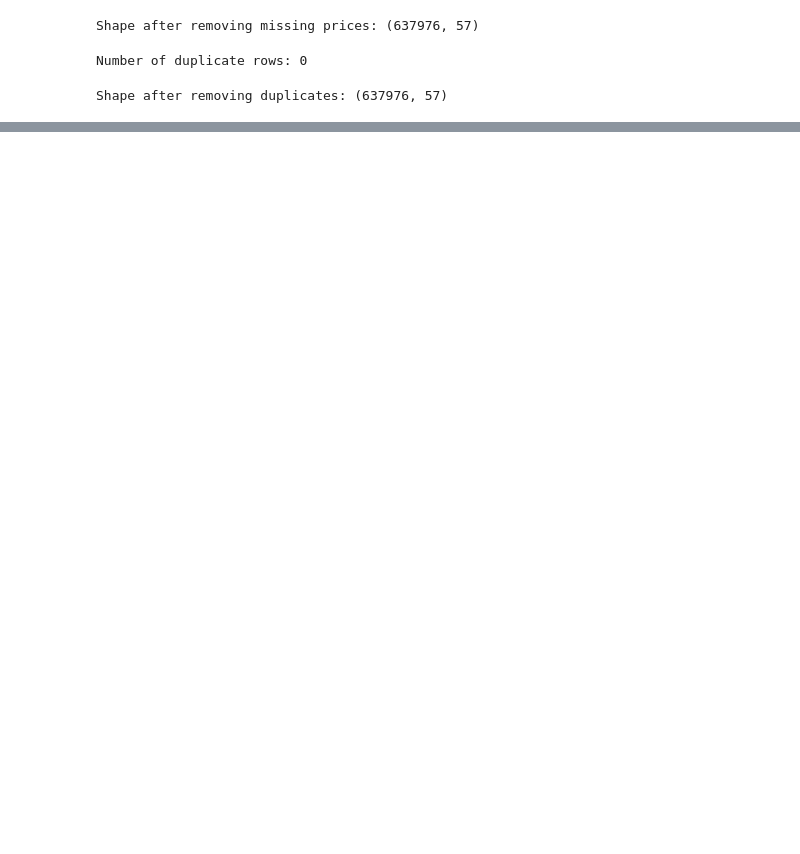
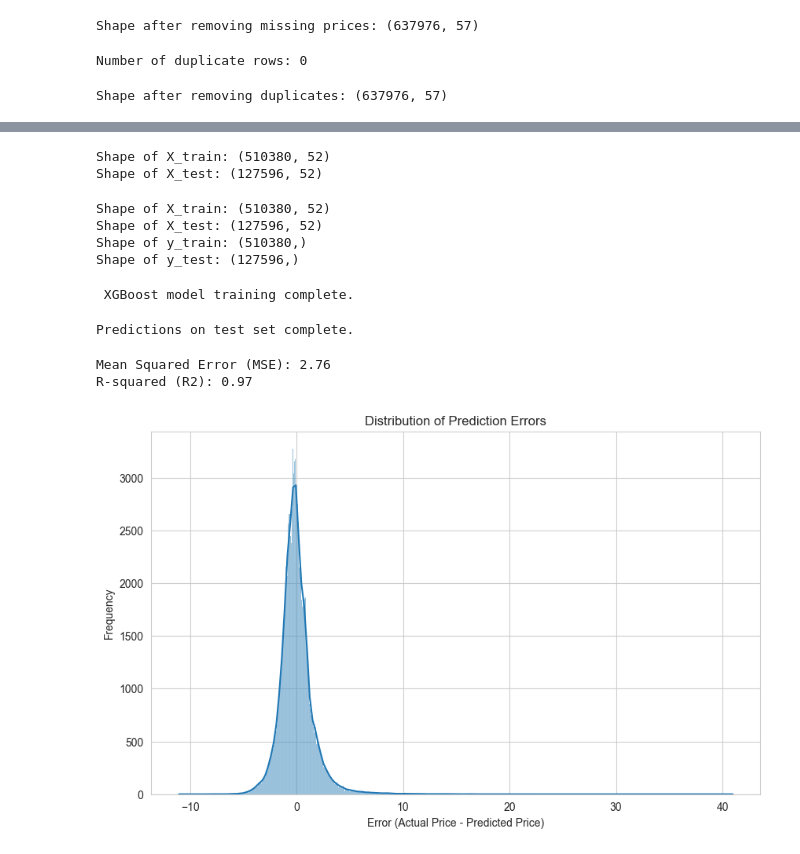
Before and after one commit to JonathanAmponsahBoadu/Uber_ride_price_prediction-with-XGBOOST, a Jupyter notebook: project.ipynb, the cells around one changed output, grey strips where cells are left out. Cells and saved outputs as stored; diff of their text form; code cells hidden in the pictures; blank space fills up the shorter version.

```diff
--- a/project.ipynb
+++ b/project.ipynb
@@ -211,0 +238,63 @@ Final shape: (637976, 74)
+# %%
+# Split into training & testing sets
+X_train, X_test, y_train, y_test = train_test_split(
+    X, y, test_size=0.2, random_state=42
+)
+
+print("Shape of X_train:", X_train.shape)
+print("Shape of X_test:", X_test.shape)
+# %% [output]
+Shape of X_train: (510380, 52)
+Shape of X_test: (127596, 52)
+# %%
+print("Shape of X_train:", X_train.shape)
+print("Shape of X_test:", X_test.shape)
+print("Shape of y_train:", y_train.shape)
+print("Shape of y_test:", y_test.shape)
+# %% [output]
+Shape of X_train: (510380, 52)
+Shape of X_test: (127596, 52)
+Shape of y_train: (510380,)
+Shape of y_test: (127596,)
+# %%
+# Initialize XGBoost Regressor with default parameters
+xgb_model = xgb.XGBRegressor(
+    objective='reg:squarederror',
+    random_state=42,
+    n_jobs=-1
+)
+# %%
+# Train model
+xgb_model.fit(X_train, y_train)
+
+print(" XGBoost model training complete.")
+# %% [output]
+ XGBoost model training complete.
+# %%
+# Make predictions
+y_pred = xgb_model.predict(X_test)
+
+print("Predictions on test set complete.")
+# %% [output]
+Predictions on test set complete.
+# %%
+# Evaluate with metrics
+mse = mean_squared_error(y_test, y_pred)
+r2 = r2_score(y_test, y_pred)
+
+print(f"Mean Squared Error (MSE): {mse:.2f}")
+print(f"R-squared (R2): {r2:.2f}")
+# %% [output]
+Mean Squared Error (MSE): 2.76
+R-squared (R2): 0.97
+# %%
+# Distribution of errors
+errors = y_test - y_pred
+plt.figure(figsize=(10, 6))
+sns.histplot(errors, kde=True)
+plt.title('Distribution of Prediction Errors')
+plt.xlabel('Error (Actual Price - Predicted Price)')
+plt.ylabel('Frequency')
+plt.show()
+# %% [output]
+[figure, added]
```
Also changed, not shown: parts of 56 cells of this notebook, 1 other file.
